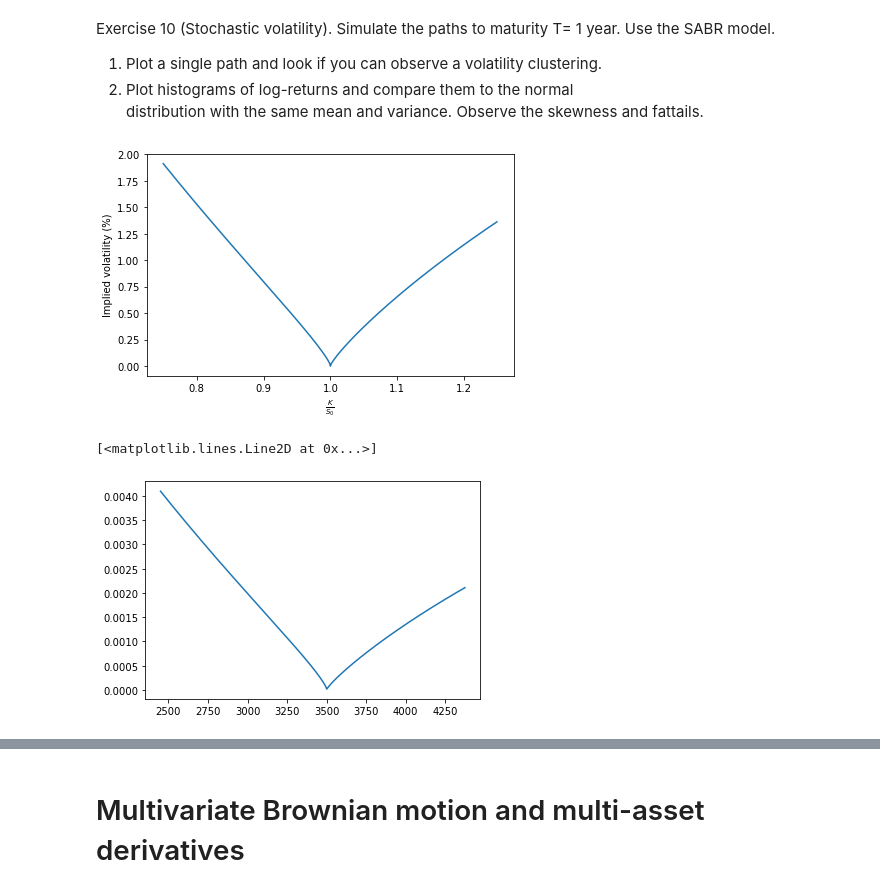
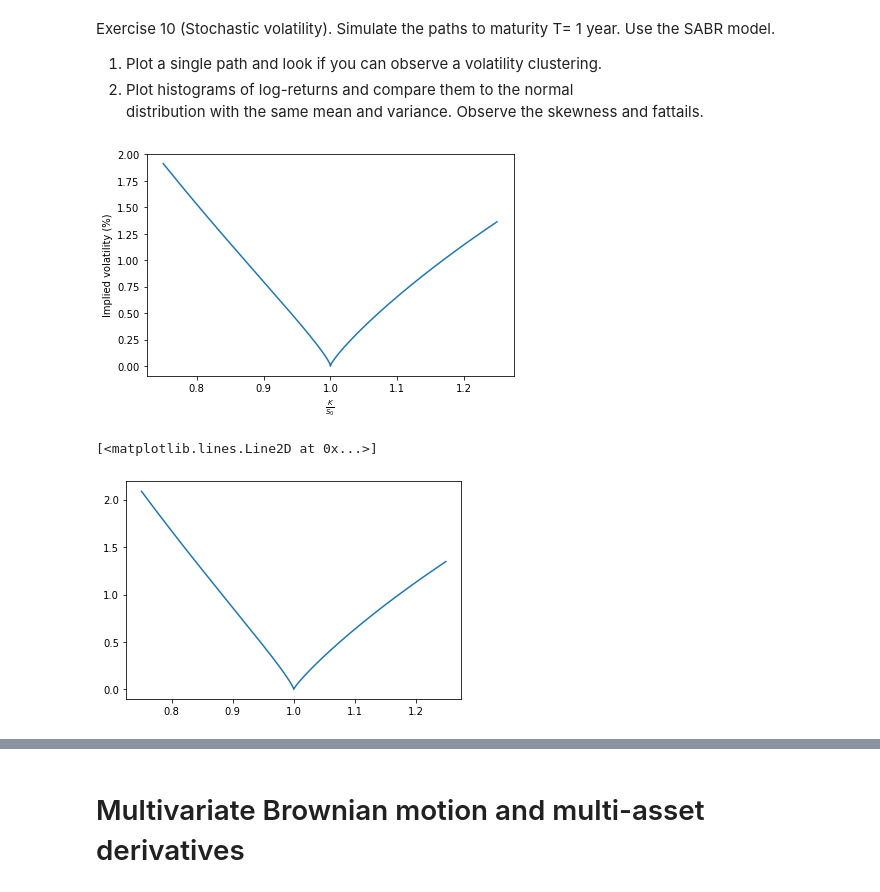
Before and after one commit to WillemJan9519/SPFDM-2, a Jupyter notebook: SPFDM 2.ipynb, the cells around one changed output, grey strips where cells are left out. Drawn from its saved outputs; the diff is of its cells as text; code cells hidden in the pictures.

```diff
--- a/SPFDM 2.ipynb
+++ b/SPFDM 2.ipynb
@@ -290,7 +290,7 @@ class StochVol():
         return firstpart*(1+secondpart*epsilon)
 
     def analytic_impliedvol_paper(self,K):
-        nu = 1
+        nu = 5
         tau = self.T
         epsilon = self.T*self.alpha**2
         T1 = epsilon*self.alpha / ((self.F0*K)**((1-self.beta)/2))
@@ -298,36 +298,36 @@ class StochVol():
         zeta = nu / self.alpha * (self.F0*K)**((1-self.beta)/2) * np.log(self.F0/K)
         xi_hat = np.log((np.sqrt(1-2*self.rho * zeta + zeta**2) - self.rho + zeta)/(1-self.rho))
         T3 = (zeta / xi_hat)
         T4 = (1+((1-self.beta)**2 * self.alpha**2 / (24*(self.F0*K)**(1-self.beta))) + (self.rho*self.alpha*nu*self.beta)/(4*(self.F0*K)**(1-self.beta)) + (2-3*self.rho**2)/24 * nu**2) * epsilon**2 * tau
-        return T1*T2*T3*T4
+        return 100*T1*T2*T3*T4
 
     def plot_analytic_impliedvol(self):
         # Plot implied vol calculated with analytic solution
         # Define range of strike ratios
         ratiorange = np.arange(0.75,1.25,0.001)
         # Convert ratio to true strike price
         strikerange = ratiorange * self.F0
 
         # obtain implied vola for every price
         implied_volas = np.zeros(len(strikerange))
         for i, K in enumerate(strikerange):
             implied_volas[i] = self.analytic_impliedvol(K)
 #         print(np.max(implied_volas))
         plt.plot(ratiorange, implied_volas*100)
         plt.xlabel(r'$\frac{K}{S_0}$')
         plt.ylabel('Implied volatility (%)')
         plt.tight_layout()
         plt.savefig('Impliedvola_BS.pdf')
         plt.show()
 
 SV = StochVol(1000000,10,T=1.5,F=3500, sigma=0.2, alpha=0.5, beta=0.1, rho=-0.7,K=3500, rf=0)
 
 SV.plot_analytic_impliedvol()
-plt.plot(np.arange(3500*0.7,3500*1.25),SV.analytic_impliedvol_paper(np.arange(3500*0.7,3500*1.25)))
+plt.plot(np.arange(3500*0.75,3500*1.25)/3500,SV.analytic_impliedvol_paper(np.arange(3500*0.75,3500*1.25)))
 # %% [output]
 [figure]
 [<matplotlib.lines.Line2D at 0x...>]
-[figure, old version]
+[figure, new version]
 # %%
 SV.calc_implied_vola()
 # %% [output]
```
Also changed, not shown: parts of 4 cells of this notebook.
